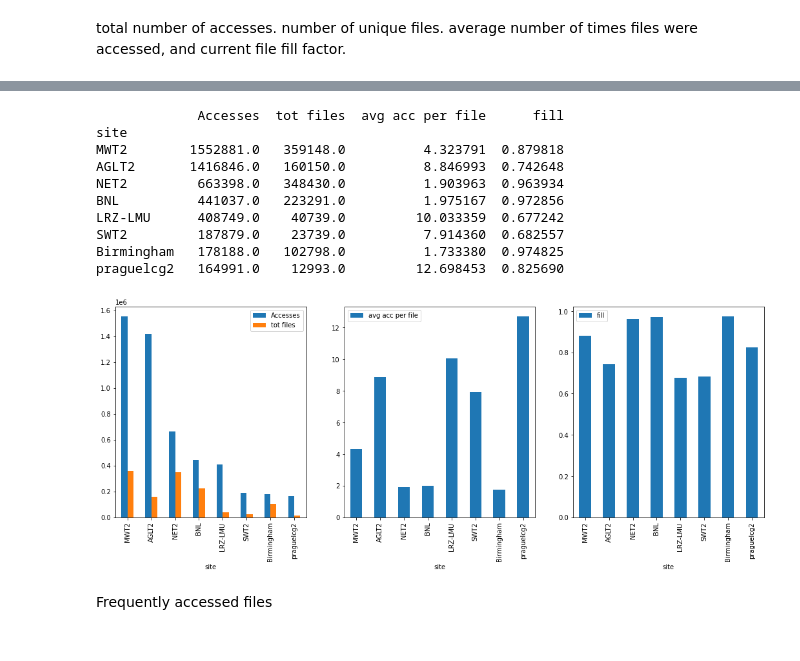
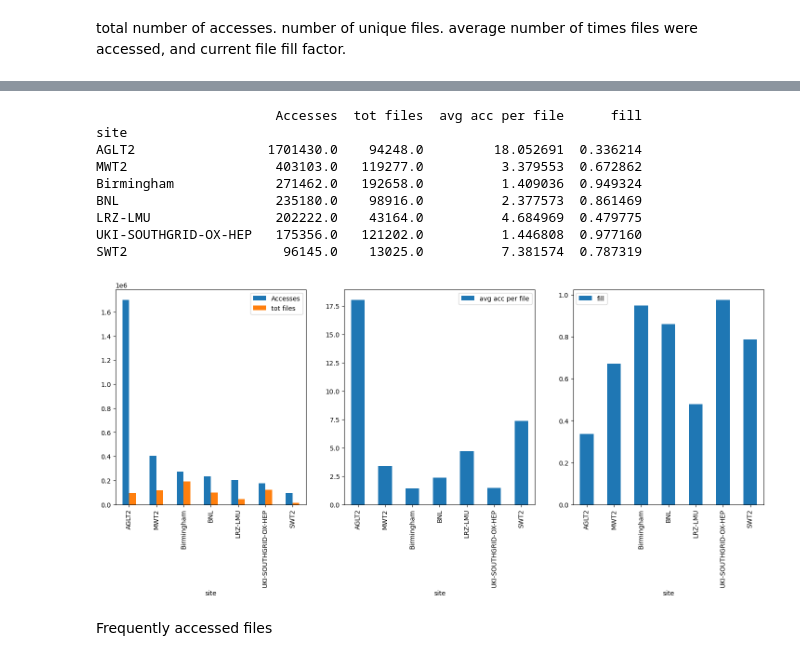
Before and after one commit to ATLAS-Analytics/AdaptiveCaching, a Jupyter notebook: analysis.ipynb, the cells around one changed output, grey strips where cells are left out. Cells and saved outputs as stored; diff of their text form; code cells hidden in the pictures.

```diff
--- a/analysis.ipynb
+++ b/analysis.ipynb
@@ -27,0 +17,10 @@ df.head()
+# %%
+dss=['data/xcache_2022-06-01.parquet','data/xcache_2022-07-01.parquet','data/xcache_2022-08-01.parquet',
+'data/xcache_2022-09-01.parquet','data/xcache_2022-10-01.parquet','data/xcache_2022-11-01.parquet','data/xcache_2022-12-01.parquet']
+dss=['data/xcache_2023-01-01.parquet']
+df=pd.DataFrame()
+for i in dss:
+    print(i)
+    df = pd.concat([df,pd.read_parquet(i)])
+df.drop(columns=['host'],inplace=True)
+(df[df['scope']=='panda']).head()
@@ -124,11 +130,12 @@ dtype: float64
 groups=mdf.groupby('scope').apply(Acc).sort_values('Accesses',ascending=False)
 print(groups.to_string())
 
-fig, (ax1, ax2,ax3) = plt.subplots(1, 3)
-groups[:20].plot.bar( y=['Accesses','tot files'], ax=ax1)
-groups[:20].plot.bar( y=['avg acc per file'], ax=ax2, logy=True)
-groups[:20].plot.bar( y=['fill'], ax=ax3)
-fig.set_size_inches(18, 6)
-plt.show()
-# fig.savefig('accesses and files per scope.png', dpi=100)
+with plt.style.context('default'):
+    fig, (ax1, ax2,ax3) = plt.subplots(1, 3)
+    groups[:20].plot.bar( y=['Accesses','tot files'], ax=ax1)
+    groups[:20].plot.bar( y=['avg acc per file'], ax=ax2, logy=True)
+    groups[:20].plot.bar( y=['fill'], ax=ax3)
+    fig.set_size_inches(18, 12)
+    plt.show()
+    fig.savefig('accesses and files per scope.png', dpi=100)
 # %% [output]
@@ -153,26 +160,26 @@ user.emily            1.0        1.0          1.000000  1.000000
 # %%
 groups=mdf.groupby('site').apply(Acc).sort_values('Accesses',ascending=False)
 print(groups.to_string())
 
-fig, (ax1, ax2,ax3) = plt.subplots(1, 3)
-groups.plot.bar( y=['Accesses','tot files'], ax=ax1)
-groups.plot.bar( y=['avg acc per file'], ax=ax2, logy=False)
-groups.plot.bar( y=['fill'], ax=ax3)
-fig.set_size_inches(18, 6)
-plt.show()
-# fig.savefig('accesses and files per scope.png', dpi=100)
+with plt.style.context('default'):
+    fig, (ax1, ax2,ax3) = plt.subplots(1, 3)
+    groups.plot.bar( y=['Accesses','tot files'], ax=ax1)
+    groups.plot.bar( y=['avg acc per file'], ax=ax2, logy=False)
+    groups.plot.bar( y=['fill'], ax=ax3)
+    fig.set_size_inches(18, 6)
+    plt.show()
+    fig.savefig('accesses and files per site.png', dpi=100)
 # %% [output]
-             Accesses  tot files  avg acc per file      fill
+                       Accesses  tot files  avg acc per file      fill
 site
-MWT2        1552881.0   359148.0          4.323791  0.879818
-AGLT2       1416846.0   160150.0          8.846993  0.742648
-NET2         663398.0   348430.0          1.903963  0.963934
-BNL          441037.0   223291.0          1.975167  0.972856
-LRZ-LMU      408749.0    40739.0         10.033359  0.677242
-SWT2         187879.0    23739.0          7.914360  0.682557
-Birmingham   178188.0   102798.0          1.733380  0.974825
-praguelcg2   164991.0    12993.0         12.698453  0.825690
+AGLT2                 1701430.0    94248.0         18.052691  0.336214
+MWT2                   403103.0   119277.0          3.379553  0.672862
+Birmingham             271462.0   192658.0          1.409036  0.949324
+BNL                    235180.0    98916.0          2.377573  0.861469
+LRZ-LMU                202222.0    43164.0          4.684969  0.479775
+UKI-SOUTHGRID-OX-HEP   175356.0   121202.0          1.446808  0.977160
+SWT2                    96145.0    13025.0          7.381574  0.787319
-[figure, old version]
+[figure, new version]
 # %% [markdown]
 Frequently accessed files
 # %%
```
Also changed, not shown: parts of 9 cells of this notebook, 3 other files.
